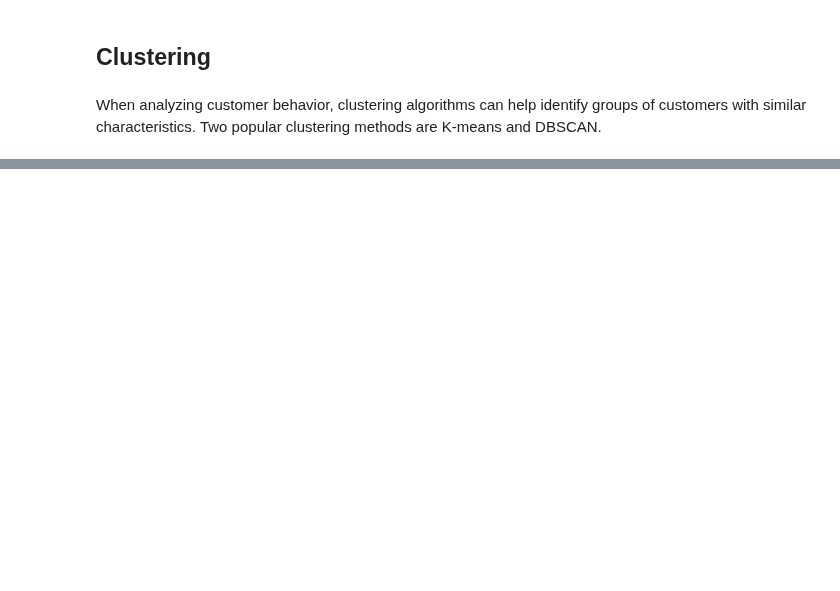
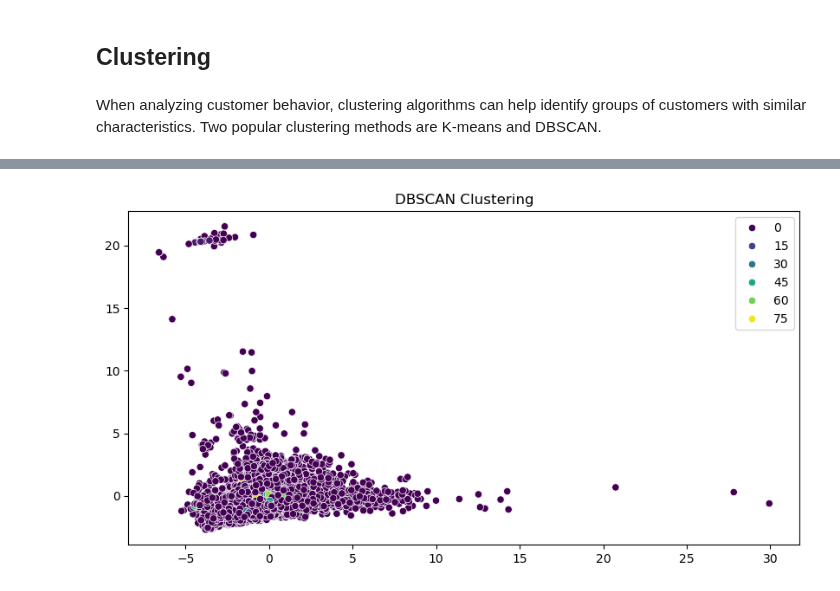
Before and after one commit to mmahdin/Data-Mining-Projects, a Jupyter notebook: DM-Project3-Clf/P3.ipynb, the cells around one changed output, grey strips where cells are left out. Cells and saved outputs as stored; diff of their text form; code cells hidden in the pictures; blank space fills up the shorter version.

```diff
--- a/DM-Project3-Clf/P3.ipynb
+++ b/DM-Project3-Clf/P3.ipynb
@@ -555,0 +660,13 @@ When analyzing customer behavior, clustering algorithms can help identify groups
+# %%
+#DBSCAN
+# Perform DBSCAN clustering
+dbscan = DBSCAN(eps=0.5, min_samples=5)  # These parameters need to be tuned
+dbscan_labels = dbscan.fit_predict(X_scaled)
+
+# Plot the clusters
+plt.figure(figsize=(10, 5))
+sns.scatterplot(x=X_train_pca_optimal[:, 0], y=X_train_pca_optimal[:, 1], hue=dbscan_labels, palette='viridis')
+plt.title('DBSCAN Clustering')
+plt.show()
+# %% [output]
+[figure, added]
```
Also changed, not shown: parts of 11 cells of this notebook.
